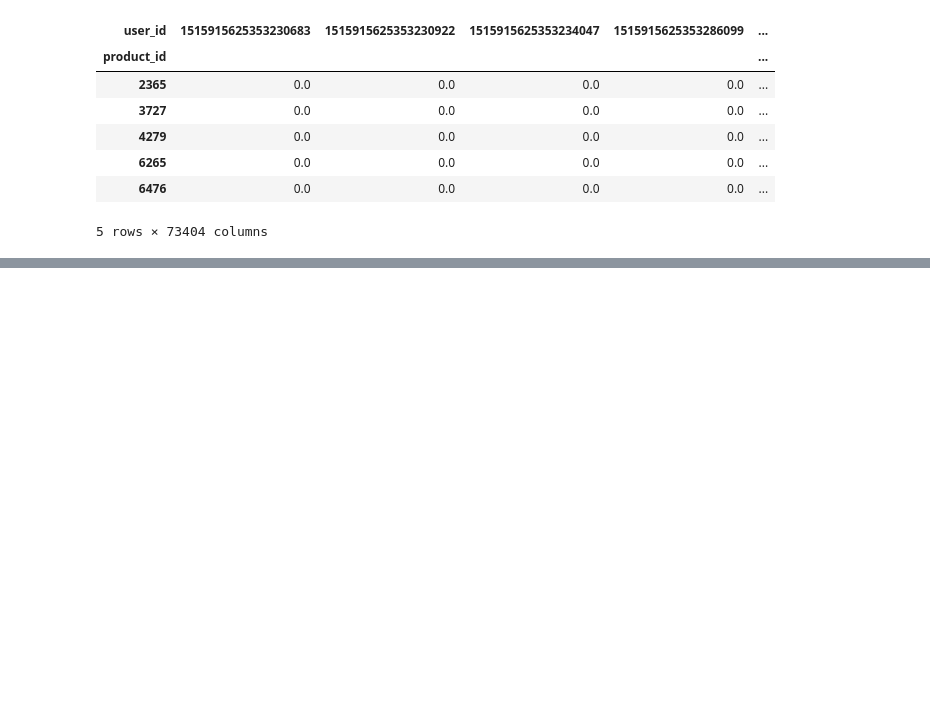
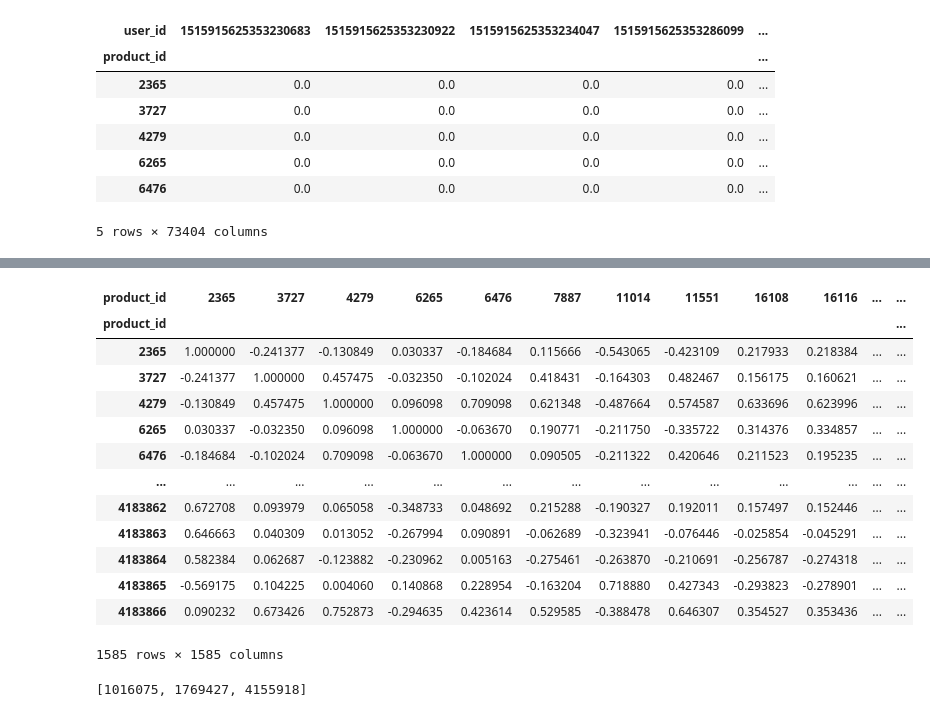
Before and after one commit to jordanDJI/Projet-de-recommandation-de-produit, a Jupyter notebook: Prediction.ipynb, the cells around one changed output, grey strips where cells are left out. Cells and saved outputs as stored; diff of their text form; code cells hidden in the pictures; blank space fills up the shorter version.

Commit message:
fichier recommandation

```diff
--- a/Prediction.ipynb
+++ b/Prediction.ipynb
@@ -75,4 +107,10 @@ df_pivot.head()
 # %%
 dimention=10
 svd=TruncatedSVD(n_components=dimention)
-df_pivot_trans=svd.fit_transform(df_pivot)
+matrix_pivot_trans=svd.fit_transform(df_pivot)
+# %%
+matrix_pivot_trans
+matrix_pivot_trans.shape
+import numpy as np
+correlation=np.corrcoef(matrix_pivot_trans)
+print(correlation)
@@ -78,0 +131,19 @@ df_pivot_trans=svd.fit_transform(df_pivot)
+# %%
+
+df_pivot_trans=pd.DataFrame(correlation,index=df_pivot.index,columns=df_pivot.index)
+df_pivot_trans
+# %% [output]
+| product_id | 2365 | 3727 | 4279 | 6265 | 6476 | 7887 | 11014 | 11551 | 16108 | 16116 | ... | ... |
+| product_id |  |  |  |  |  |  |  |  |  |  |  | ... |
+| 2365 | 1.000000 | -0.241377 | -0.130849 | 0.030337 | -0.184684 | 0.115666 | -0.543065 | -0.423109 | 0.217933 | 0.218384 | ... | ... |
+| 3727 | -0.241377 | 1.000000 | 0.457475 | -0.032350 | -0.102024 | 0.418431 | -0.164303 | 0.482467 | 0.156175 | 0.160621 | ... | ... |
+| 4279 | -0.130849 | 0.457475 | 1.000000 | 0.096098 | 0.709098 | 0.621348 | -0.487664 | 0.574587 | 0.633696 | 0.623996 | ... | ... |
+| 6265 | 0.030337 | -0.032350 | 0.096098 | 1.000000 | -0.063670 | 0.190771 | -0.211750 | -0.335722 | 0.314376 | 0.334857 | ... | ... |
+| 6476 | -0.184684 | -0.102024 | 0.709098 | -0.063670 | 1.000000 | 0.090505 | -0.211322 | 0.420646 | 0.211523 | 0.195235 | ... | ... |
+| ... | ... | ... | ... | ... | ... | ... | ... | ... | ... | ... | ... | ... |
+| 4183862 | 0.672708 | 0.093979 | 0.065058 | -0.348733 | 0.048692 | 0.215288 | -0.190327 | 0.192011 | 0.157497 | 0.152446 | ... | ... |
+| 4183863 | 0.646663 | 0.040309 | 0.013052 | -0.267994 | 0.090891 | -0.062689 | -0.323941 | -0.076446 | -0.025854 | -0.045291 | ... | ... |
+| 4183864 | 0.582384 | 0.062687 | -0.123882 | -0.230962 | 0.005163 | -0.275461 | -0.263870 | -0.210691 | -0.256787 | -0.274318 | ... | ... |
+| 4183865 | -0.569175 | 0.104225 | 0.004060 | 0.140868 | 0.228954 | -0.163204 | 0.718880 | 0.427343 | -0.293823 | -0.278901 | ... | ... |
+| 4183866 | 0.090232 | 0.673426 | 0.752873 | -0.294635 | 0.423614 | 0.529585 | -0.388478 | 0.646307 | 0.354527 | 0.353436 | ... | ... |
+1585 rows × 1585 columns
@@ -78,0 +159,5 @@ df_pivot_trans=svd.fit_transform(df_pivot)
+# %%
+r=recom(6476,3)
+print(r)
+# %% [output]
+[1016075, 1769427, 4155918]
```
Also changed, not shown: parts of 9 cells of this notebook.
